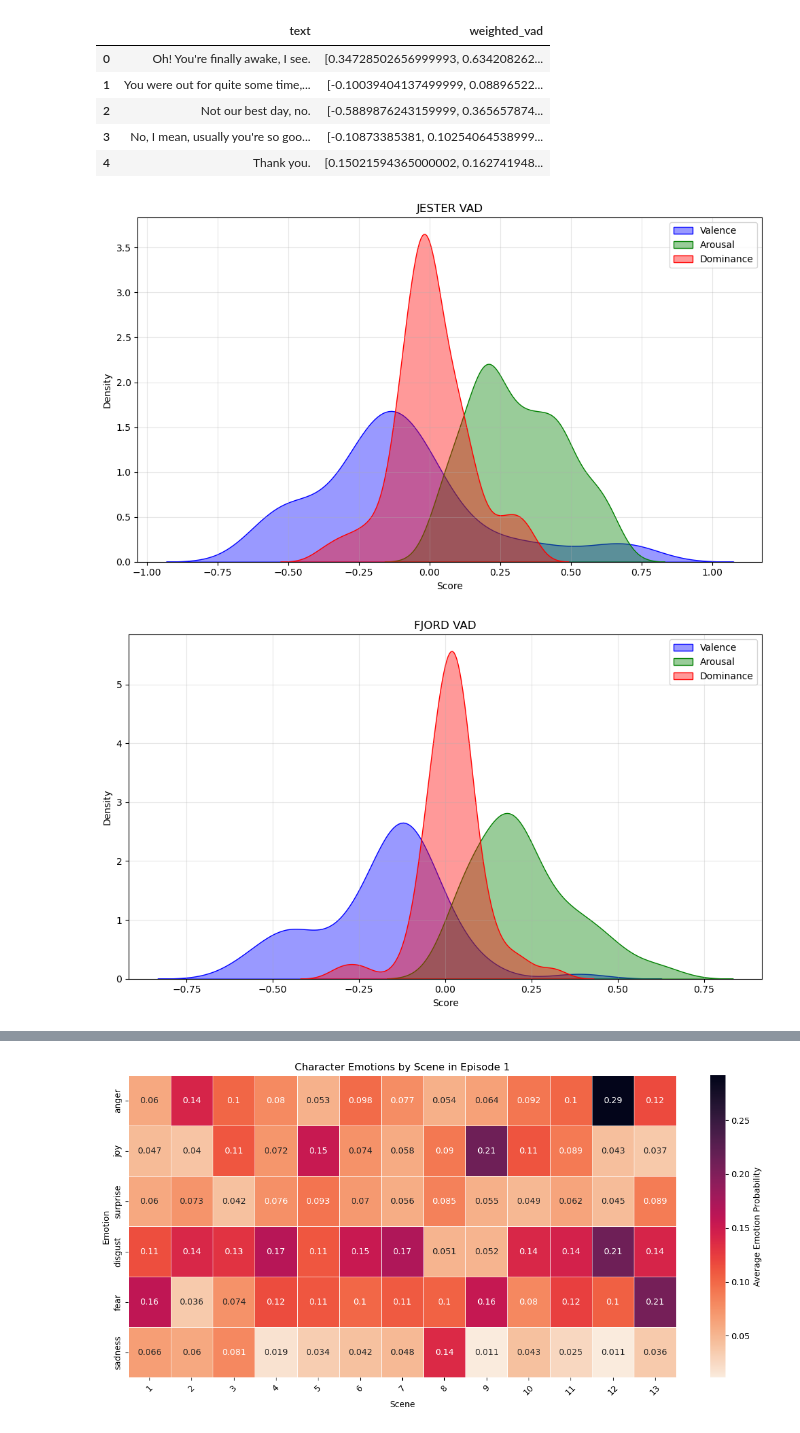
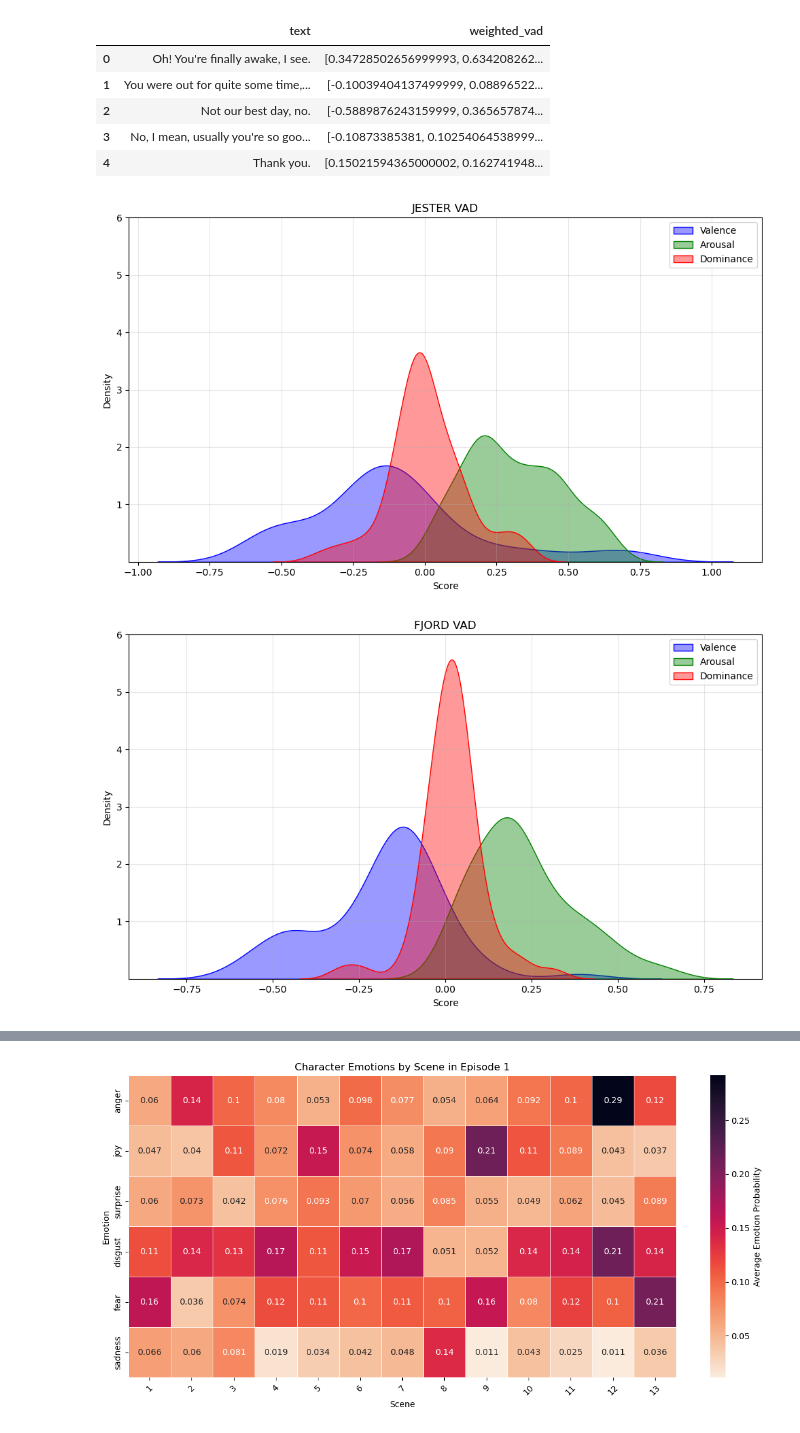
Before and after one commit to hanna-dodd/ttrpg-sentiment, a Jupyter notebook: vadscores.ipynb, the cells around one changed output, grey strips where cells are left out. Saved outputs shown, nothing was run; the diff lists cells and outputs as text; code cells hidden in the pictures.

```diff
--- a/vadscores.ipynb
+++ b/vadscores.ipynb
@@ -49,27 +49,28 @@ df[["text", "weighted_vad"]].head()
 # %%
 # JESTER
 jester_data = df[df["Character"] == "JESTER"]
 
 vad_values = np.array(jester_data["weighted_vad"].tolist())
 valence = vad_values[:, 0]
 arousal = vad_values[:, 1]
 dominance = vad_values[:, 2]
 
 plt.figure(figsize=(10, 6))
 sns.kdeplot(valence, label="Valence", color="blue", fill=True, alpha=0.4)
 sns.kdeplot(arousal, label="Arousal", color="green", fill=True, alpha=0.4)
 sns.kdeplot(dominance, label="Dominance", color="red", fill=True, alpha=0.4)
 
 plt.xlabel("Score")
+plt.yticks(ticks=[1, 2, 3, 4, 5, 6])
 plt.ylabel("Density")
 plt.title("JESTER VAD")
 plt.legend()
 plt.grid(alpha=0.3)
 plt.tight_layout()
 
 plt.savefig("figures/jester_VAD.png")
 # %% [output]
-[figure, old version]
+[figure, new version]
 # %%
 # FJORD
 fjord_data = df[df["Character"] == "FJORD"]
@@ -85,6 +86,7 @@ sns.kdeplot(arousal, label="Arousal", color="green", fill=True, alpha=0.4)
 sns.kdeplot(dominance, label="Dominance", color="red", fill=True, alpha=0.4)
 
 plt.xlabel("Score")
+plt.yticks(ticks=[1, 2, 3, 4, 5, 6])
 plt.ylabel("Density")
 plt.title("FJORD VAD")
 plt.legend()
@@ -93,7 +95,7 @@ plt.tight_layout()
 
 plt.savefig("figures/fjord_VAD.png")
 # %% [output]
-[figure, old version]
+[figure, new version]
 # %%
 # BEAU
 beau_data = df[df["Character"] == "BEAU"]
```
Also changed, not shown: parts of 7 cells of this notebook, 7 other files.
